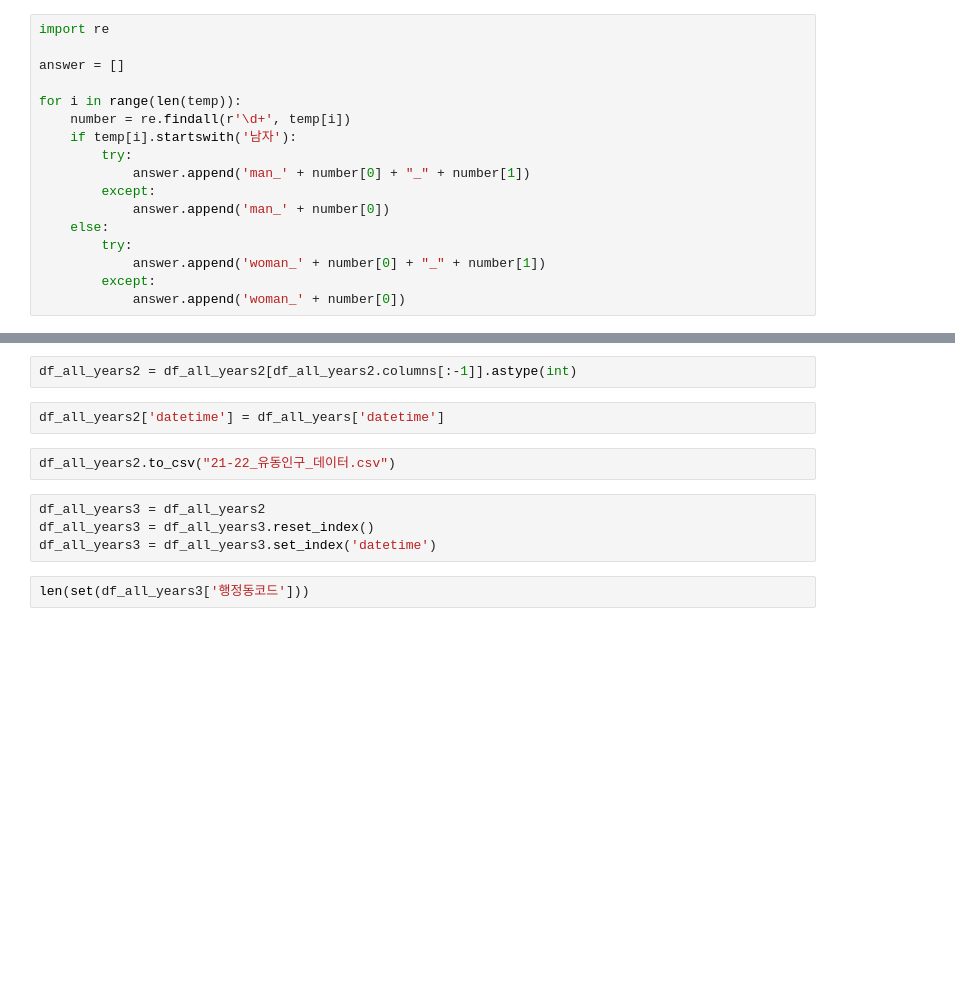
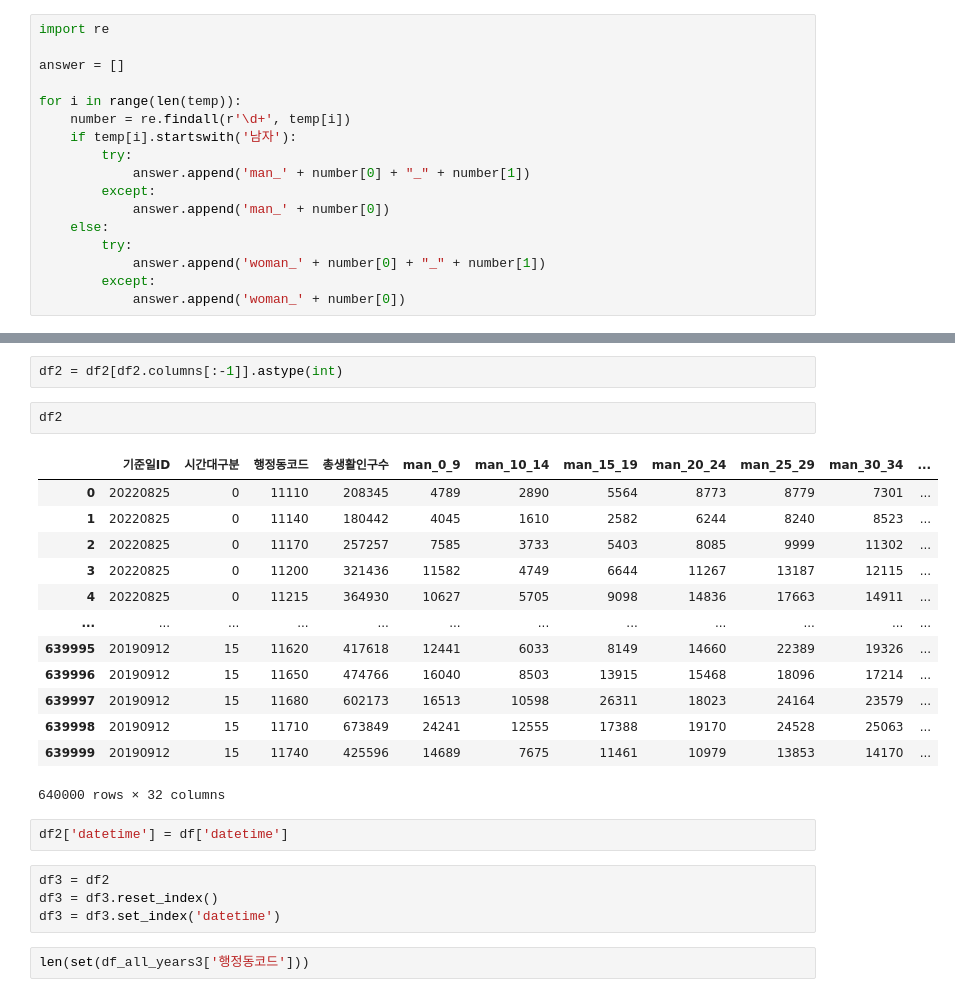
Before and after one commit to ChoiInYeol/KHUDA-Seoul-BigDataCampus, a Jupyter notebook: 6.유동인구데이터전처리.ipynb, the cells around one changed output, grey strips where cells are left out. Drawn from its saved outputs; the diff is of its cells as text; blank space fills up the shorter version.

```diff
--- a/6.유동인구데이터전처리.ipynb
+++ b/6.유동인구데이터전처리.ipynb
@@ -207,13 +217,27 @@ df_all_years2.columns = ['기준일ID', '시간대구분', '행정동코드', '
 # %%
-df_all_years2 = df_all_years2[df_all_years2.columns[:-1]].astype(int)
+df2 = df2[df2.columns[:-1]].astype(int)
+# %%
+df2
+# %% [output]
+|  | 기준일ID | 시간대구분 | 행정동코드 | 총생활인구수 | man_0_9 | man_10_14 | man_15_19 | man_20_24 | man_25_29 | man_30_34 | ... |
+| 0 | 20220825 | 0 | 11110 | 208345 | 4789 | 2890 | 5564 | 8773 | 8779 | 7301 | ... |
+| 1 | 20220825 | 0 | 11140 | 180442 | 4045 | 1610 | 2582 | 6244 | 8240 | 8523 | ... |
+| 2 | 20220825 | 0 | 11170 | 257257 | 7585 | 3733 | 5403 | 8085 | 9999 | 11302 | ... |
+| 3 | 20220825 | 0 | 11200 | 321436 | 11582 | 4749 | 6644 | 11267 | 13187 | 12115 | ... |
+| 4 | 20220825 | 0 | 11215 | 364930 | 10627 | 5705 | 9098 | 14836 | 17663 | 14911 | ... |
+| ... | ... | ... | ... | ... | ... | ... | ... | ... | ... | ... | ... |
+| 639995 | 20190912 | 15 | 11620 | 417618 | 12441 | 6033 | 8149 | 14660 | 22389 | 19326 | ... |
+| 639996 | 20190912 | 15 | 11650 | 474766 | 16040 | 8503 | 13915 | 15468 | 18096 | 17214 | ... |
+| 639997 | 20190912 | 15 | 11680 | 602173 | 16513 | 10598 | 26311 | 18023 | 24164 | 23579 | ... |
+| 639998 | 20190912 | 15 | 11710 | 673849 | 24241 | 12555 | 17388 | 19170 | 24528 | 25063 | ... |
+| 639999 | 20190912 | 15 | 11740 | 425596 | 14689 | 7675 | 11461 | 10979 | 13853 | 14170 | ... |
+640000 rows × 32 columns
 # %%
-df_all_years2['datetime'] = df_all_years['datetime']
+df2['datetime'] = df['datetime']
-# %%
-df_all_years2.to_csv("21-22_유동인구_데이터.csv")
-# %%
-df_all_years3 = df_all_years2
-df_all_years3 = df_all_years3.reset_index()
-df_all_years3 = df_all_years3.set_index('datetime')
+# %%
+df3 = df2
+df3 = df3.reset_index()
+df3 = df3.set_index('datetime')
 # %%
 len(set(df_all_years3['행정동코드']))
 # %% [output]
```
Also changed, not shown: parts of 21 cells of this notebook, 5 other files.
